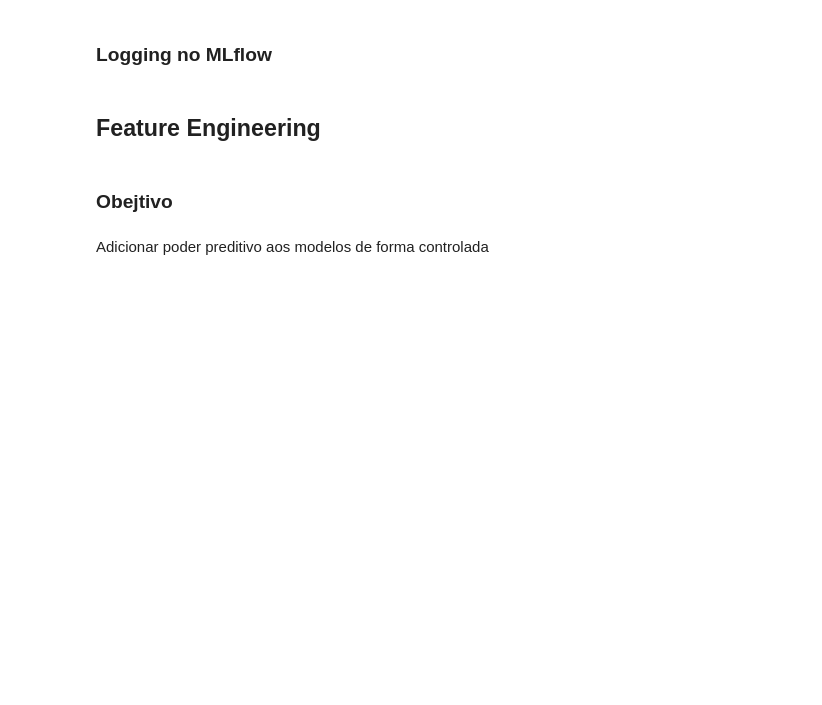
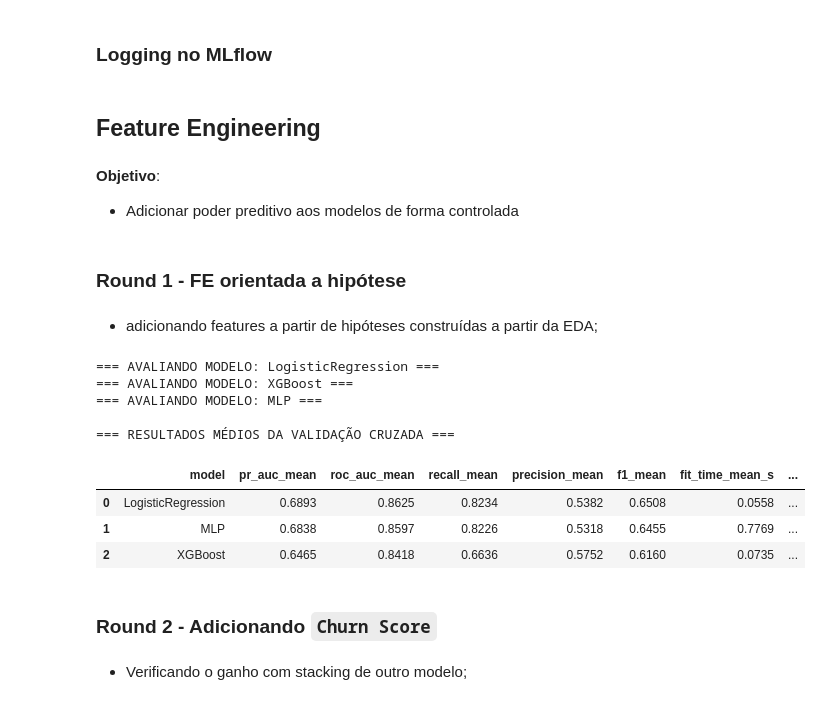
Before and after one commit to devjaynemorais/mle-f1-tech-challenge, a Jupyter notebook: notebooks/02_experimentation.ipynb, the cells around one changed output. Cells and saved outputs as stored; diff of their text form; code cells hidden in the pictures; blank space fills up the shorter version.

```diff
--- a/notebooks/02_experimentation.ipynb
+++ b/notebooks/02_experimentation.ipynb
@@ -522,8 +607,11 @@ Na validação da implementação, a `MLP` dentro do `Pipeline` manteve desempen
 ### Logging no MLflow
 # %% [markdown]
 ## Feature Engineering
-# %% [markdown]
-### Obejtivo
 # %% [markdown]
-Adicionar poder preditivo aos modelos de forma controlada
+**Objetivo**:
+- Adicionar poder preditivo aos modelos de forma controlada
+# %% [markdown]
+### Round 1 - FE orientada a hipótese
+# %% [markdown]
+- adicionando features a partir de hipóteses construídas a partir da EDA;
 # %%
@@ -530,0 +689,54 @@ Adicionar poder preditivo aos modelos de forma controlada
+# %%
+metrics = ["pr_auc", "roc_auc", "recall", "precision", "f1"]
+rows = []
+fold_results = {}
+
+for model_name, estimator in models.items():
+    print(f"=== AVALIANDO MODELO: {model_name} ===")
+
+    cv_res = cross_validate(
+        estimator=estimator,
+        X=X_train_val,
+        y=y_train_val,
+        cv=cv,
+        scoring=scoring,
+        n_jobs=1,
+        return_train_score=False,
+    )
+
+    fold_results[model_name] = pd.DataFrame({
+        "fold": np.arange(1, len(cv_res["fit_time"]) + 1),
+        **{metric: cv_res[f"test_{metric}"] for metric in metrics},
+        "fit_time_s": cv_res["fit_time"],
+        "score_time_s": cv_res["score_time"],
+    })
+
+    rows.append({
+        "model": model_name,
+        **{f"{metric}_mean": cv_res[f"test_{metric}"].mean() for metric in metrics},
+        "fit_time_mean_s": cv_res["fit_time"].mean(),
+        "score_time_mean_s": cv_res["score_time"].mean(),
+    })
+
+results_cv = (
+    pd.DataFrame(rows)
+    .sort_values("pr_auc_mean", ascending=False)
+    .reset_index(drop=True)
+)
+
+print("\n=== RESULTADOS MÉDIOS DA VALIDAÇÃO CRUZADA ===")
+display(results_cv.round(4))
+# %% [output]
+=== AVALIANDO MODELO: LogisticRegression ===
+=== AVALIANDO MODELO: XGBoost ===
+=== AVALIANDO MODELO: MLP ===
+
+=== RESULTADOS MÉDIOS DA VALIDAÇÃO CRUZADA ===
+|  | model | pr_auc_mean | roc_auc_mean | recall_mean | precision_mean | f1_mean | fit_time_mean_s | ... |
+| 0 | LogisticRegression | 0.6893 | 0.8625 | 0.8234 | 0.5382 | 0.6508 | 0.0558 | ... |
+| 1 | MLP | 0.6838 | 0.8597 | 0.8226 | 0.5318 | 0.6455 | 0.7769 | ... |
+| 2 | XGBoost | 0.6465 | 0.8418 | 0.6636 | 0.5752 | 0.6160 | 0.0735 | ... |
+# %% [markdown]
+### Round 2 - Adicionando `Churn Score`
+# %% [markdown]
+- Verificando o ganho com stacking de outro modelo;
```
Also changed, not shown: parts of 41 cells of this notebook, 15 other files.
